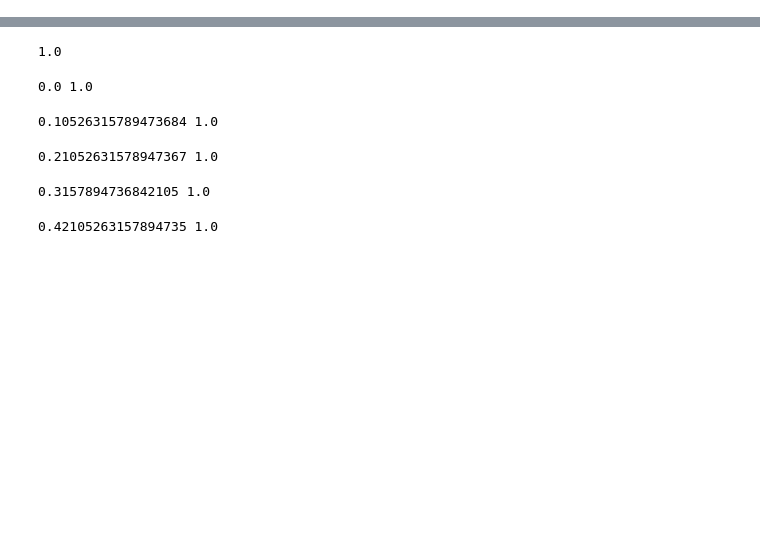
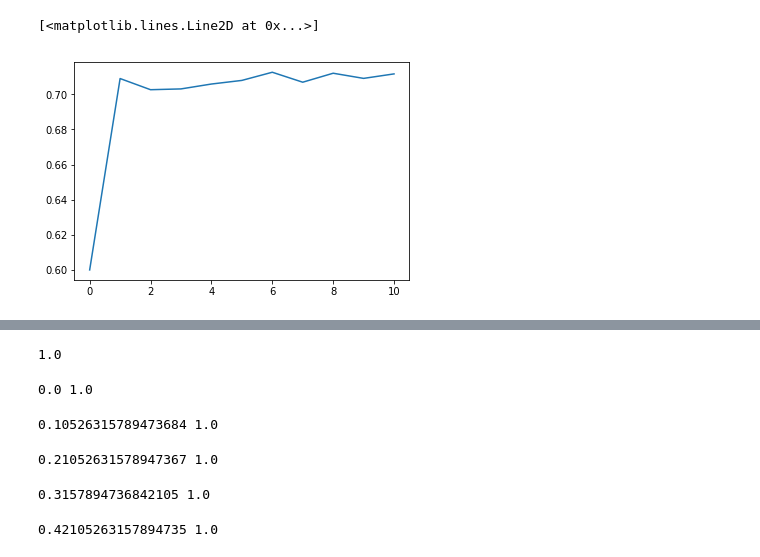
Before and after one commit to ANazaret/correlations, a Jupyter notebook: Gibbs Sampler.ipynb, the cells around one changed output, grey strips where cells are left out. Saved outputs shown, nothing was run; the diff lists cells and outputs as text; code cells hidden in the pictures; blank space fills up the shorter version.

```diff
--- a/Gibbs Sampler.ipynb
+++ b/Gibbs Sampler.ipynb
@@ -363,0 +397,5 @@ sampler.plot()
+# %%
+plt.plot(sampler.cluster_score)
+# %% [output]
+[<matplotlib.lines.Line2D at 0x...>]
+[figure, added]
```
Also changed, not shown: parts of 55 cells of this notebook.
